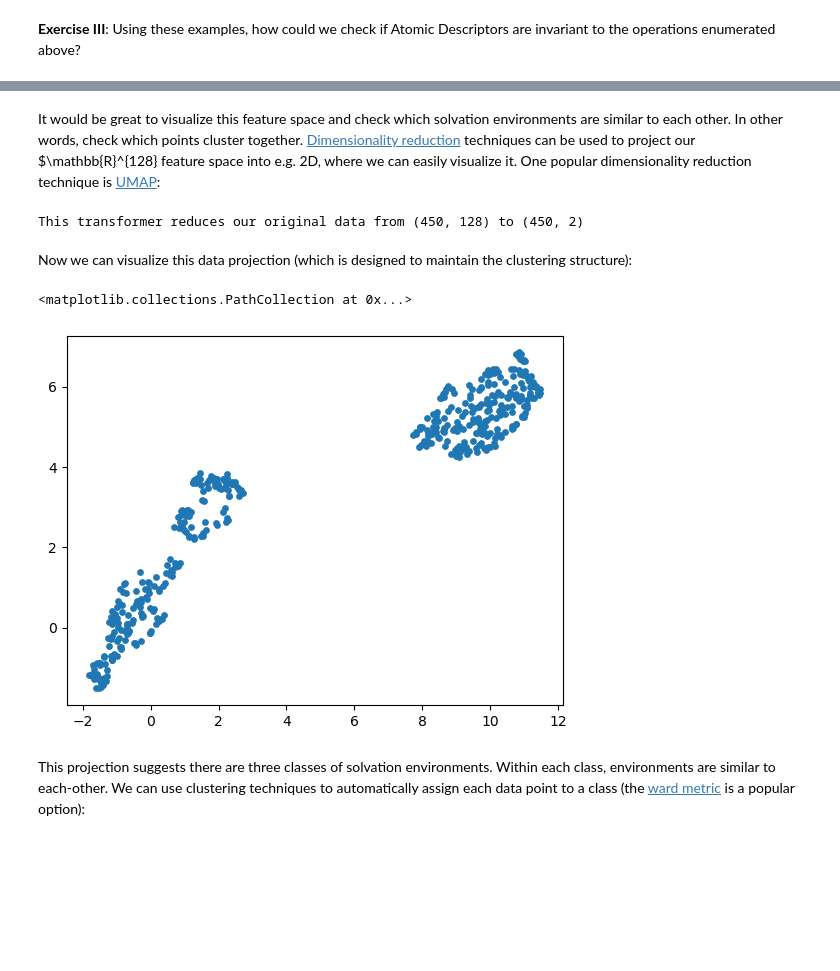
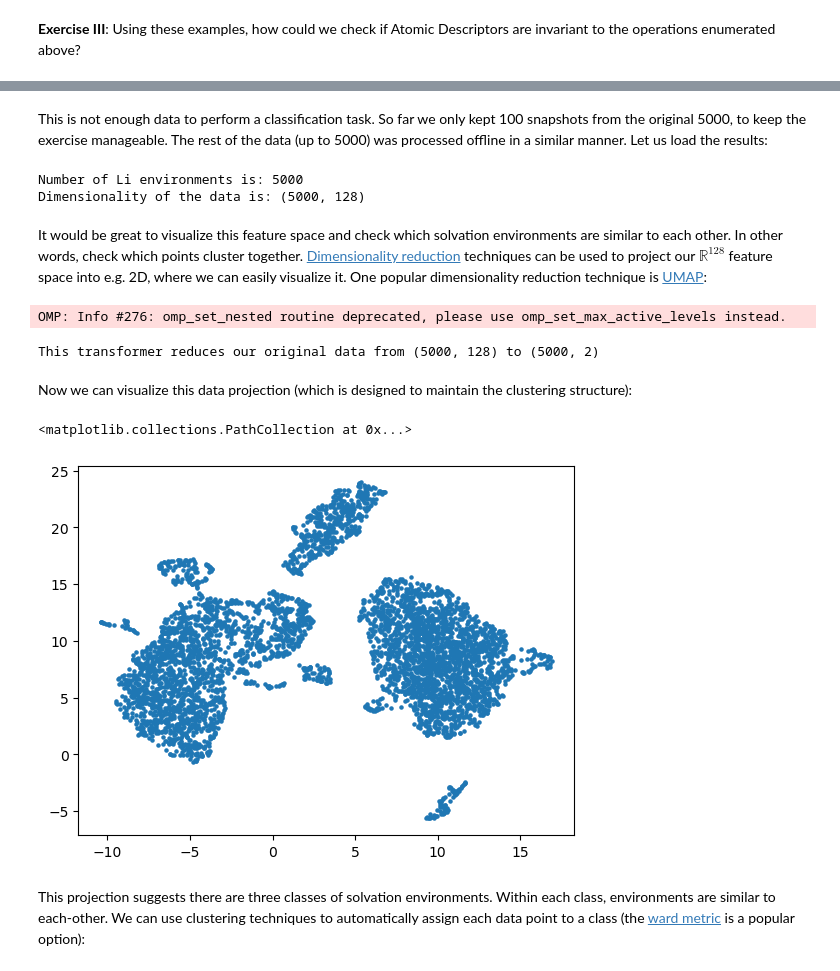
Before and after one commit to imagdau/FUSE2024, a Jupyter notebook: notebook.ipynb, the cells around one changed output, grey strips where cells are left out. Saved outputs shown, nothing was run; the diff lists cells and outputs as text; code cells hidden in the pictures; blank space fills up the shorter version.

```diff
--- a/notebook.ipynb
+++ b/notebook.ipynb
@@ -265,23 +262,35 @@ Dimensionality of the data is: (450, 128)
+# %% [markdown]
+This is not enough data to perform a classification task. So far we only kept 100 snapshots from the original 5000, to keep the exercise manageable. The rest of the data (up to 5000) was processed offline in a similar manner. Let us load the results:
+# %%
+envs = read('data/envs.xyz', ':')
+descs = np.loadtxt('data/descs.dat')
+
+print(f'Number of Li environments is: {len(envs)}')
+print(f'Dimensionality of the data is: {descs.shape}')
+# %% [output]
+Number of Li environments is: 5000
+Dimensionality of the data is: (5000, 128)
 # %% [markdown]
-It would be great to visualize this feature space and check which solvation environments are similar to each other. In other words, check which points cluster together. [Dimensionality reduction](https://en.wikipedia.org/wiki/Dimensionality_reduction) techniques can be used to project our $\mathbb{R}^{128} feature space into e.g. 2D, where we can easily visualize it. One popular dimensionality reduction technique is [UMAP](https://umap-learn.readthedocs.io/en/latest/):
+It would be great to visualize this feature space and check which solvation environments are similar to each other. In other words, check which points cluster together. [Dimensionality reduction](https://en.wikipedia.org/wiki/Dimensionality_reduction) techniques can be used to project our $\mathbb{R}^{128}$ feature space into e.g. 2D, where we can easily visualize it. One popular dimensionality reduction technique is [UMAP](https://umap-learn.readthedocs.io/en/latest/):
 # %%
 from umap import UMAP
 
-reducer = UMAP(n_neighbors=100, min_dist=0.01, n_components=2, random_state=42)
+reducer = UMAP(n_neighbors=5, min_dist=0.5, n_components=2, random_state=42)
 descs_reduced = reducer.fit_transform(descs)
 
 print(f'This transformer reduces our original data from {descs.shape} to {descs_reduced.shape}')
 # %% [output]
-This transformer reduces our original data from (450, 128) to (450, 2)
+OMP: Info #276: omp_set_nested routine deprecated, please use omp_set_max_active_levels instead.
+This transformer reduces our original data from (5000, 128) to (5000, 2)
 # %% [markdown]
 Now we can visualize this data projection (which is designed to maintain the clustering structure):
 # %%
 from matplotlib import pyplot as plt
 
-plt.scatter(descs_reduced[:,0], descs_reduced[:,1], s=15)
+plt.scatter(descs_reduced[:,0], descs_reduced[:,1], s=5)
 # %% [output]
 <matplotlib.collections.PathCollection at 0x...>
-[figure, old version]
+[figure, new version]
 # %% [markdown]
 This projection suggests there are three classes of solvation environments. Within each class, environments are similar to each-other. We can use clustering techniques to automatically assign each data point to a class (the [ward metric](https://scikit-learn.org/stable/auto_examples/cluster/plot_linkage_comparison.html) is a popular option):
 # %%
```
Also changed, not shown: parts of 17 cells of this notebook, 5 other files.
